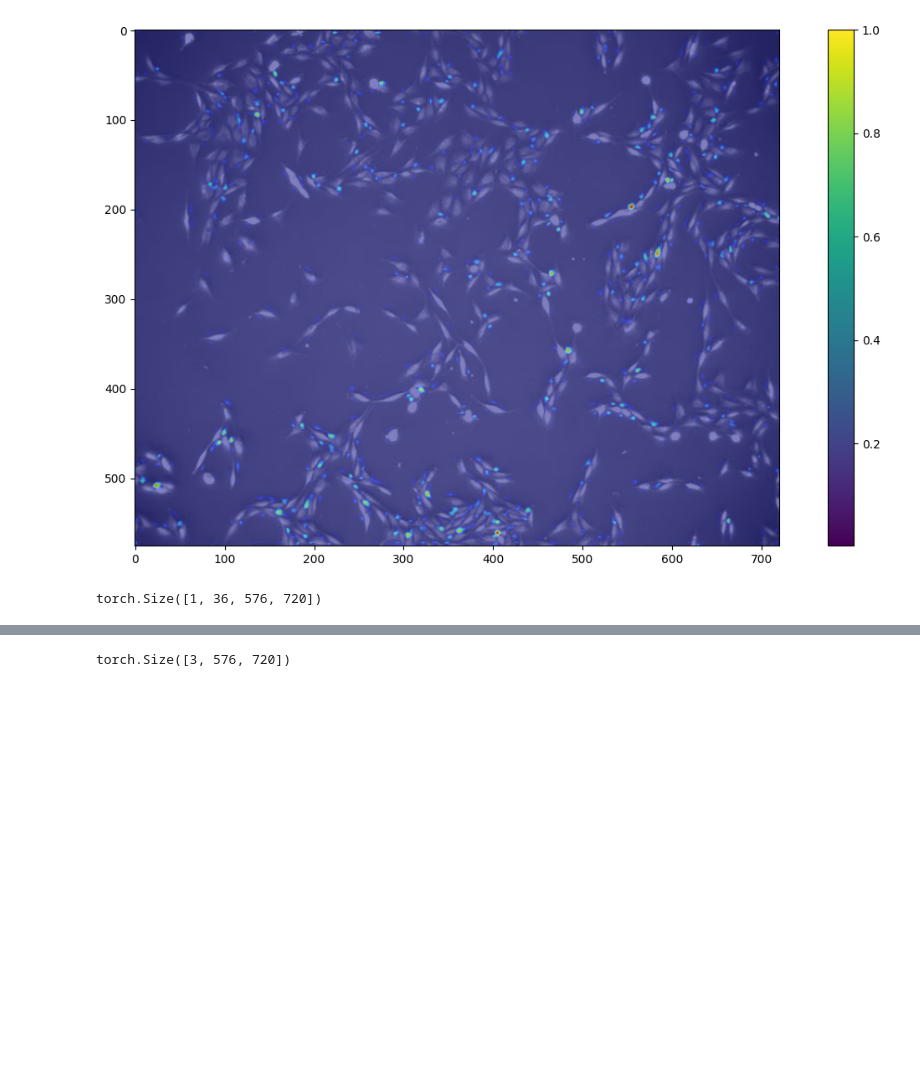
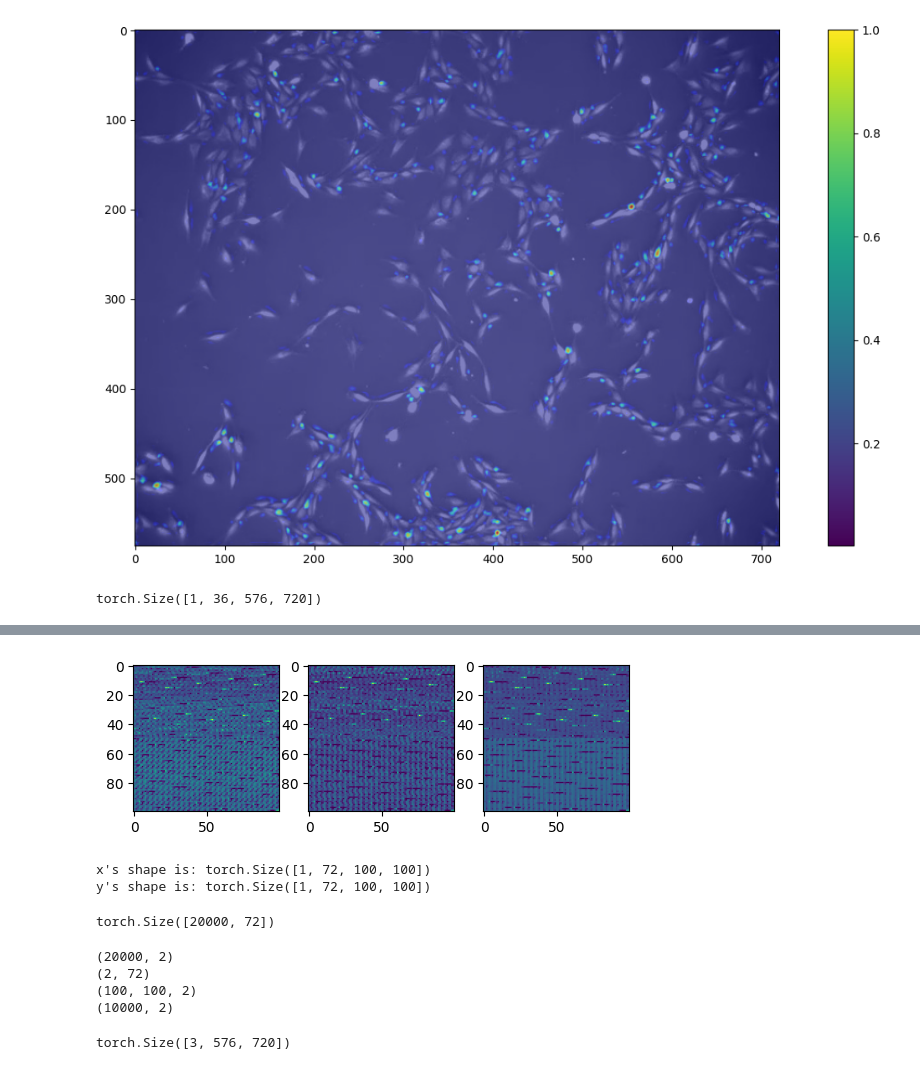
Before and after one commit to joonpark2019/GroupEquivariantCNN, a Jupyter notebook: REKD/sample_demo.ipynb, the cells around one changed output, grey strips where cells are left out. Cells and saved outputs as stored; diff of their text form; code cells hidden in the pictures; blank space fills up the shorter version.

```diff
--- a/REKD/sample_demo.ipynb
+++ b/REKD/sample_demo.ipynb
@@ -91,0 +239,24 @@ plt.colorbar()
+# %%
+display_patches(hm_list_2)
+# %% [output]
+[figure, added]
+# %%
+x = model.block1(img_patch1)
+x = model.block2(x)
+x = model.block3(x)
+
+y = model.block1(img_patch2)
+y = model.block2(y)
+y = model.block3(y)
+
+print("x's shape is:", x.shape)
+print("y's shape is:", y.shape)
+# %% [output]
+x's shape is: torch.Size([1, 72, 100, 100])
+y's shape is: torch.Size([1, 72, 100, 100])
+# %%
+b, c, h, w = x.shape
+data = torch.cat([x.squeeze().reshape(h*w, c), y.squeeze().reshape(h*w, c)], dim = 0)
+print(data.shape)
+# %% [output]
+torch.Size([20000, 72])
@@ -91,0 +268,16 @@ plt.colorbar()
+# %%
+print(H.shape)
+print(W.shape)
+for i in range(nb_patterns):
+    interval = H.shape[0]//nb_components
+    hm_i = H[i*interval:(i+1)*interval,:]
+    # hm_1 = hm_1.reshape(h,w, nb_patterns)
+    # hm_2 = H[H.shape[0]//2:,:]
+    # hm_2 = hm_2.reshape(h,w, nb_patterns)
+print(hm_1.shape)
+print(hm_2.shape)
+# %% [output]
+(20000, 2)
+(2, 72)
+(100, 100, 2)
+(10000, 2)
```
Also changed, not shown: parts of 21 cells of this notebook.
